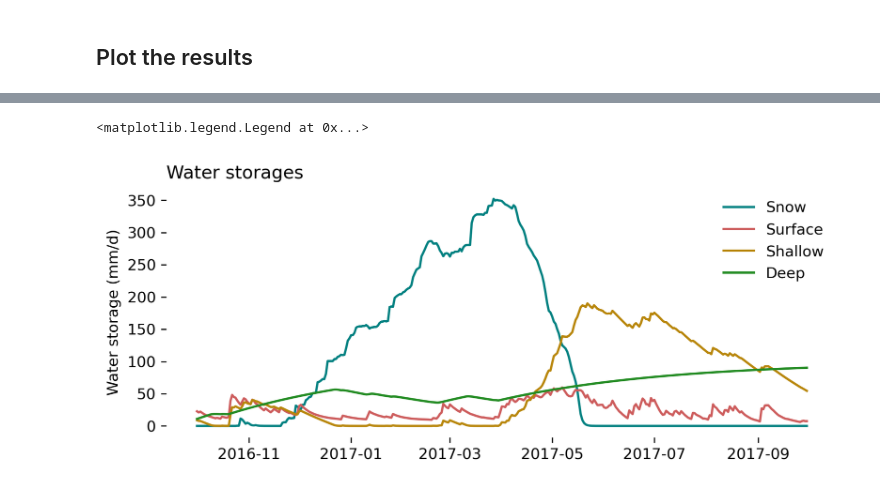
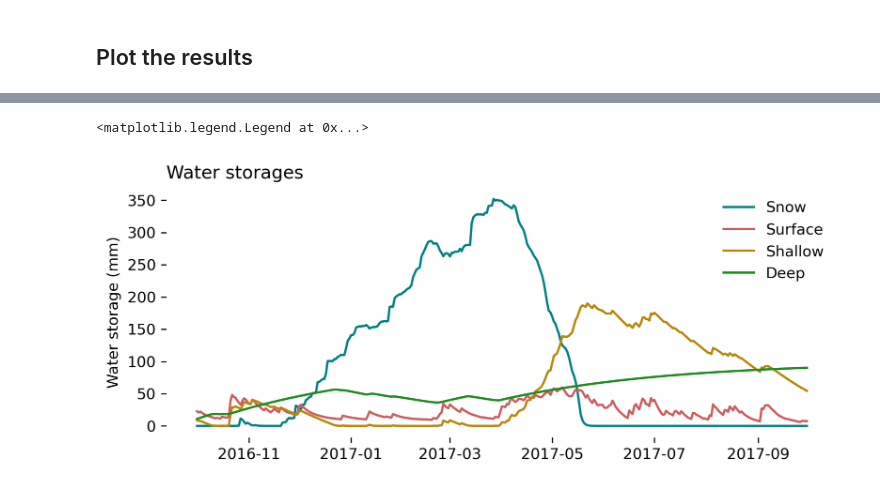
Before and after one commit to avierb11/potions, a Jupyter notebook: notebooks/Run Reactive Transport Model.ipynb, the cells around one changed output, grey strips where cells are left out. Cells and saved outputs as stored; diff of their text form; code cells hidden in the pictures.

```diff
--- a/notebooks/Run Reactive Transport Model.ipynb
+++ b/notebooks/Run Reactive Transport Model.ipynb
@@ -137,7 +137,7 @@ zone_configs = {
     "shallow": pt.RtZoneConfiguration(do_reactions=True, do_speciation=True),
     "deep": pt.RtZoneConfiguration(do_reactions=True, do_speciation=True),
 }
-model = pt.HbvModel(rt_params=rt_params, network=network, rt_configuration=zone_configs)
+model = pt.HbvModel(rt_zones=rt_model, network=network, verbose=False)
 # %%
 precip_conc: np.ndarray = np.full(
     (model.num_surface_zones, len(forc.precip), len(network.species)),
@@ -164,11 +171,16 @@ exchange_conc: dict[str, float] = {
 # %%
 hydro_res = model.run_hydro_model(forc=forc, meas_streamflow=meas_streamflow)
 
-rt_res = model.run_rt_model(
-    hydro_sim_df=hydro_res.simulation.copy(),
-    forc=forc,
-    precip_conc=precip_conc.copy(),
-    mineral_conc=mineral_conc,
-    exchange_conc=exchange_conc,
-    verbose=False,
-)
+try:
+    rt_res = model.run_rt_model(
+        # Forcing
+        hydro_res=hydro_res,
+        precip_conc=precip_conc.copy(),
+        # Chemical state
+        initial_state=init_state,
+        # Other information
+        verbose=False,
+    )
+    print("Finished simulation")
+except Exception as e:
+    err = e
@@ -269,19 +288,19 @@ Text(0, 0.5, 'Conc. (mol/L)')
 # %%
 fig: Figure = plt.figure(figsize=(8, 3))
 ax: Axes = fig.gca()
 
 hr_df = hydro_res.simulation
 
 ax.plot(hr_df.index, hr_df["s_snow"], color="teal", label="Snow")
 ax.plot(hr_df.index, hr_df["s_surface"], color="indianred", label="Surface")
 ax.plot(hr_df.index, hr_df["s_shallow"], color="darkgoldenrod", label="Shallow")
 ax.plot(hr_df.index, hr_df["s_deep"], color="forestgreen", label="Deep")
-ax.set_ylabel("Water storage (mm/d)")
+ax.set_ylabel("Water storage (mm)")
 ax.set_title("Water storages")
 ax.legend()
 # %% [output]
 <matplotlib.legend.Legend at 0x...>
-[figure, old version]
+[figure, new version]
 # %%
 fig: Figure = plt.figure(figsize=(8, 3))
 ax: Axes = fig.gca()
```
Also changed, not shown: parts of 5 cells of this notebook, 8 other files.
